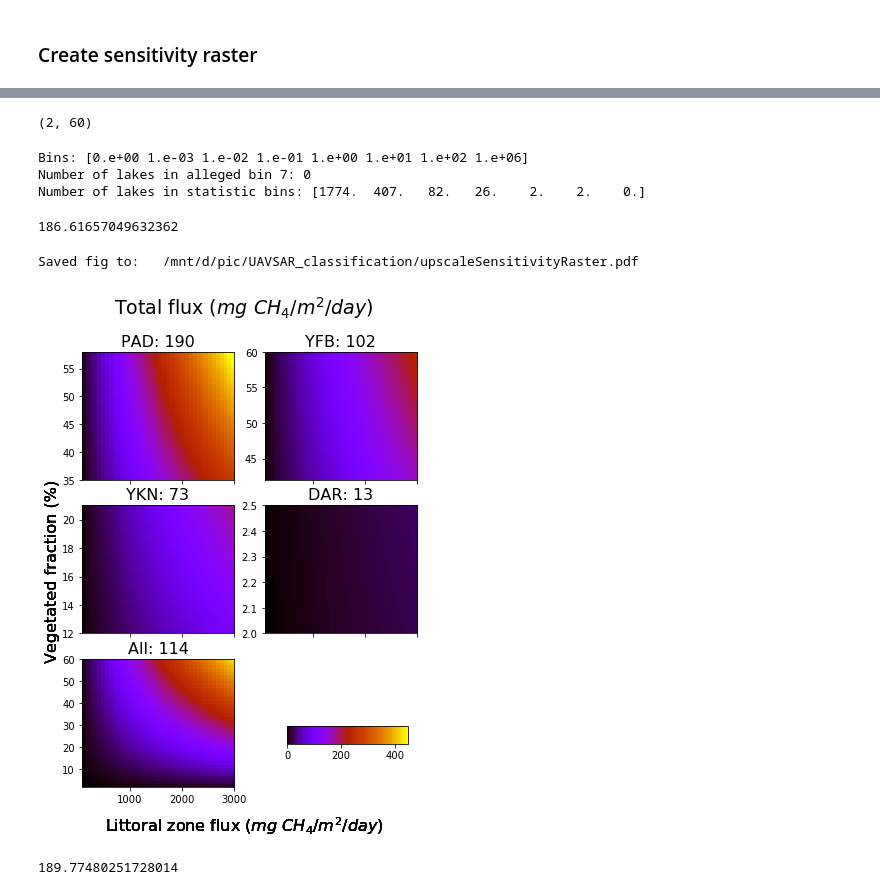
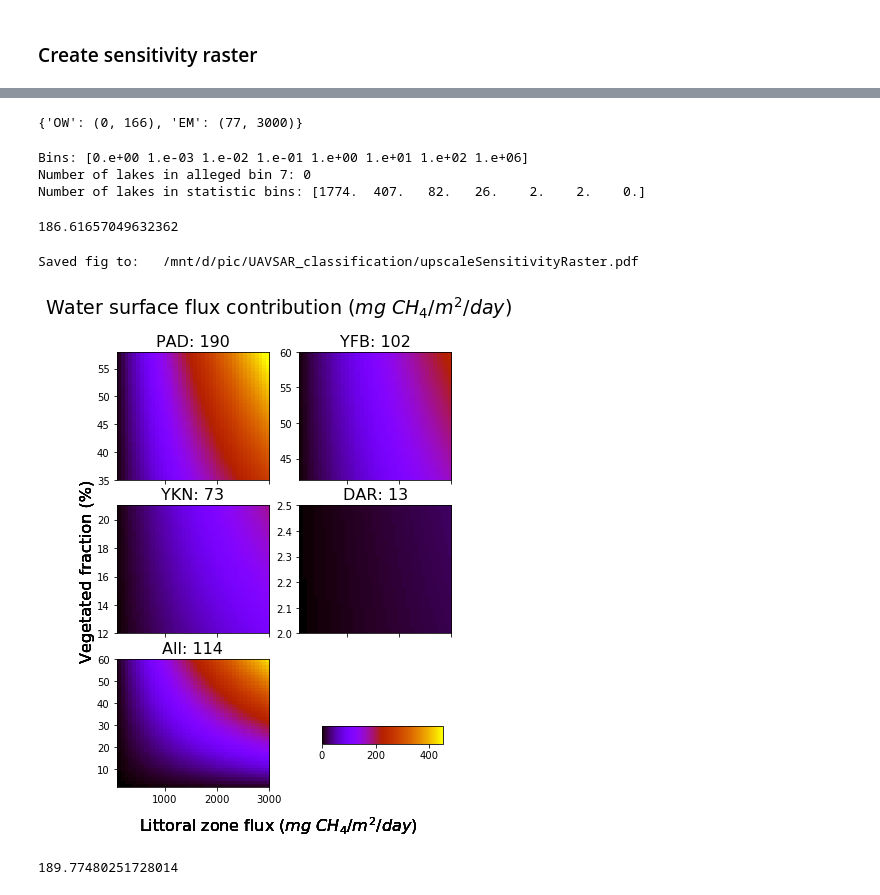
Before and after one commit to ekcomputer/random-wetlands, a Jupyter notebook: analysis/upscaleFromLandcover.ipynb, the cells around one changed output, grey strips where cells are left out. Saved outputs shown, nothing was run; the diff lists cells and outputs as text; code cells hidden in the pictures.

Commit message:
plot labeling fix for AGU

```diff
--- a/analysis/upscaleFromLandcover.ipynb
+++ b/analysis/upscaleFromLandcover.ipynb
@@ -174,8 +175,9 @@ EM fraction: 58.51%     | Total W area in first bin:             0.17   | Total
 EM fraction: 60.00%     | Total W area in first bin:             0.16   | Total W area:             74.65       | Total W flux: 0.54
 # %%
 FRACTION['EM'][si]
+FLUXES
 # %% [output]
-(2, 60)
+{'OW': (0, 166), 'EM': (77, 3000)}
 # %%
     ## SCRATCH
 i=1
@@ -236,35 +238,35 @@ for si, s in enumerate(SITES):
 #     fig.tight_layout()
 #     axes=plt.gca()
     # plt.rcParams({'dpi':300})
     # axes.set_xlim(FLUXES['EM'])
     # axes.set_ylim(FRACTION['EM'])
     # plt.xticks(FLUX_POSTINGS[0:4:])
     # plt.yticks(FRACTION_POSTINGS[0:4:])
 
     ## calculate median:
     cy, cx = ndi.center_of_mass(SENSITIVITY[s])
 
     ## report mean value:
 #     print('Mean flux: \t{:.1f} mg CH_4/m^2/day'.format(np.mean(SENSITIVITY[s])))
 #     print('\'Median\' flux: \t{:.1f} mg CH_4/m^2/day'.format(SENSITIVITY[s][cy.astype(int),cx.astype(int)])) # only equal to median if each step size is of equal prob.
 #     print('''\nINPUTS:
 #     FRACTION:\t{}
 #     FLUXES:\t\t{}
 #     '''.format(FRACTION, FLUXES))
 
     # common plot options
-fig.suptitle('Total flux ($mg\ CH_4 / m^2 /day$)', fontsize=f+3)
+fig.suptitle('Water surface flux contribution ($mg\ CH_4 / m^2 /day$)', fontsize=f+3)
 ax[shape[0]-1, shape[1]-1].axis('off')
 # ax[shape[0]-1, shape[1]-1].colorbar()
 cbaxes = fig.add_axes([0.6, 0.2, 0.28, 0.03])
 fig.colorbar(p, cax=cbaxes, orientation='horizontal')
 # fig.colorbar(p, ax=ax[shape[0]-1, shape[1]-1], orientation='horizontal')
 figPth='/mnt/d/pic/UAVSAR_classification/upscaleSensitivityRaster.pdf'
 plt.savefig(figPth, dpi=200)
 print('Saved fig to:\t{}'.format(figPth))
 # %% [output]
 Saved fig to:   /mnt/d/pic/UAVSAR_classification/upscaleSensitivityRaster.pdf
-[figure, old version]
+[figure, new version]
 # %%
 np.mean(SENSITIVITY[s])
 # %% [output]
```
Also changed, not shown: parts of 2 cells of this notebook.
